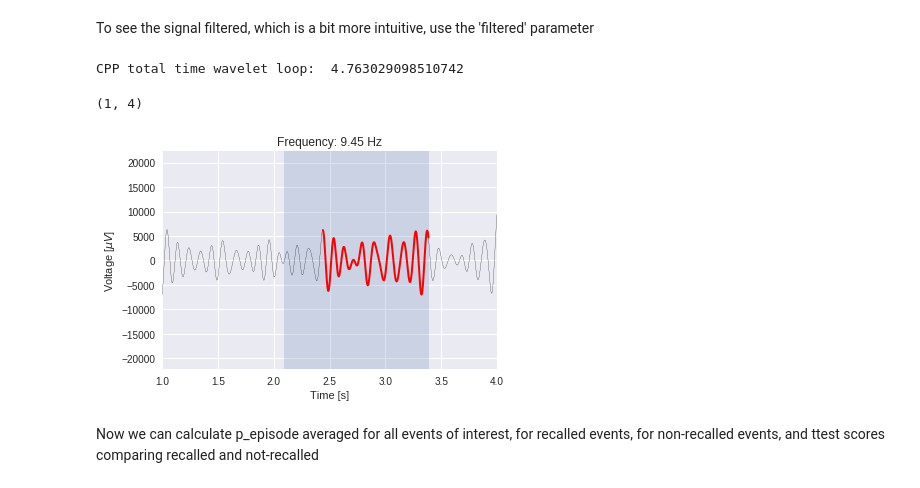
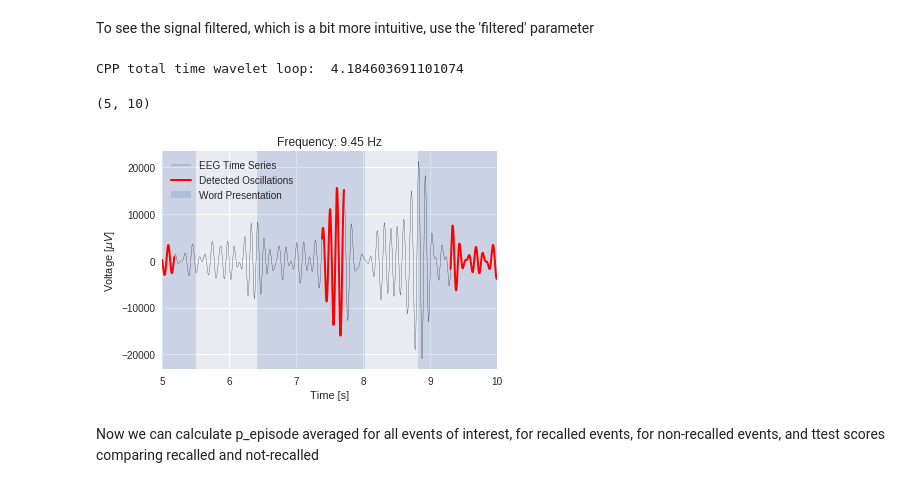
Before and after one commit to jrudoler/cmlcode, a Jupyter notebook: BOSC/P_episode_Tutorial.ipynb, the cells around one changed output. Cells and saved outputs as stored; diff of their text form; code cells hidden in the pictures.

```diff
--- a/BOSC/P_episode_Tutorial.ipynb
+++ b/BOSC/P_episode_Tutorial.ipynb
@@ -53,6 +46,6 @@ Type:           type
 # %% [markdown]
 Initialize a P_episode class object, which will automatically perform wavelet decomposition.
 # %%
-bosc = pep.P_episode(all_events, bip, event_type='REC_WORD', relstart = 300, relstop = 1301, width=5, sr=bip.samplerate.values,
+bosc = pep.P_episode(all_events, bip, event_type='WORD', relstart = 300, relstop = 1301, width=5, sr=bip.samplerate.values,
                      lowfreq=2, highfreq=120, numfreqs=30, percentthresh=.95, numcyclesthresh=3)
 # %% [output]
@@ -111,10 +103,10 @@ plt.xlim(0, 5)
 To see the signal filtered, which is a bit more intuitive, use the 'filtered' parameter
 # %%
 bosc.raw_trace(11, filtered = True)
-plt.xlim(1, 4)
+plt.xlim(5, 10)
 # %% [output]
-CPP total time wavelet loop:  4.763029098510742
+CPP total time wavelet loop:  4.184603691101074
-(1, 4)
+(5, 10)
-[figure, old version]
+[figure, new version]
 # %% [markdown]
 Now we can calculate p_episode averaged for all events of interest, for recalled events, for non-recalled events, and ttest scores comparing recalled and not-recalled
```
Also changed, not shown: parts of 20 cells of this notebook, 1 other file.
